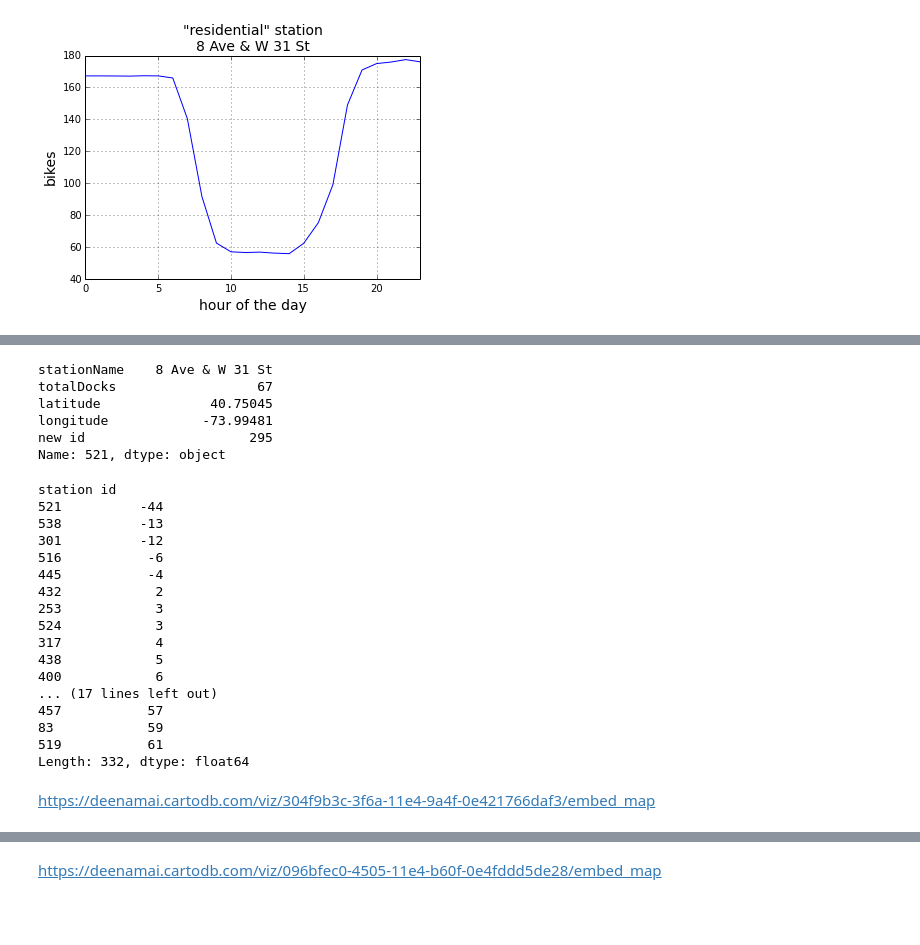
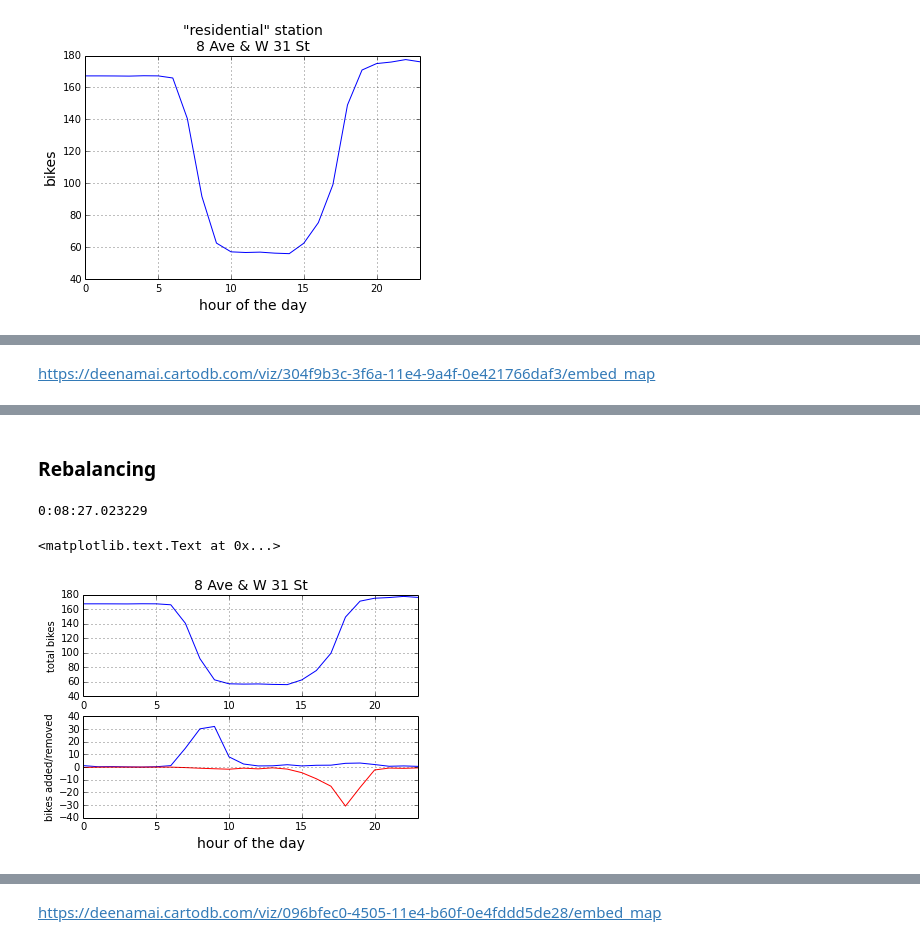
Before and after one commit to deenapatel/citibike, a Jupyter notebook: Citibike.ipynb, the cells around one changed output, grey strips where cells are left out. Saved outputs shown, nothing was run; the diff lists cells and outputs as text; code cells hidden in the pictures; blank space fills up the shorter version.

```diff
--- a/Citibike.ipynb
+++ b/Citibike.ipynb
@@ -458,39 +273,56 @@ Name: 465, dtype: object
-# %%
-stationinfo.loc[521]#.sort('totalDocks').totalDocks#.plot()
-# %% [output]
-stationName    8 Ave & W 31 St
-totalDocks                  67
-latitude              40.75045
-longitude            -73.99481
-new id                     295
-Name: 521, dtype: object
 # %%
+#plotting on a map expected 'business' vs 'residential stations
 #adding in a column 'noon-midnight': avg number of bikes a noon minus avg number at midnight
 df=sfavg.T
 df['noon-midnight']=pd.Series.round(df[12]-df[0])
 #adding in station info and putting into csv to be read into cartodb
 df=df[['noon-midnight']].join(stationinfo,how='outer')
 #df[['latitude','longitude','stationName','noon-midnight','totalDocks']].to_csv('bikesbystationdiff.csv')
-(df['totalDocks']-df['noon-midnight'].apply(lambda x: abs(x))).order()
+#(df['totalDocks']-df['noon-midnight'].apply(lambda x: abs(x))).order()
-# %% [output]
-station id
-521          -44
-538          -13
-301          -12
-516           -6
-445           -4
-432            2
-253            3
-524            3
-317            4
-438            5
-400            6
-... (17 lines left out)
-457           57
-83            59
-519           61
-Length: 332, dtype: float64
 # %% [markdown]
 https://deenamai.cartodb.com/viz/304f9b3c-3f6a-11e4-9a4f-0e421766daf3/embed_map
 # %% [markdown]
 <img src="files/images/res_bus_map.jpg">
+# %% [markdown]
+### Rebalancing
+# %%
+#when are the bikes being rebalanced?
+#determined by when a bike is picked up at a different station
+#from where it was last returned to
+#addbike gives the addition of bikes (ie to the station it was
+#picked up from, using the time it was picked up as a proxy)
+#removebike gives the number of bikes removed from station, using
+#the time it was dropped off as a proxy.
+
+then=dt.datetime.now()
+addbike, removebike = cb.rebalanced(bikedf5)
+now=dt.datetime.now()
+print now-then
+# %% [output]
+0:08:27.023229
+# %%
+stationadds=cb.stationFill(addbike,stationinfo)
+stationrm=cb.stationFill(removebike,stationinfo)
+stationbal=stationadds-stationrm
+
+#weekday averages
+addsavg=cb.weekDayAvg(stationadds)
+rmavg=cb.weekDayAvg(stationrm)
+# %%
+stno=521
+stname=stationinfo.loc[stno]['stationName']
+plt.subplot(211)
+sfavg[stno].plot(legend=False)
+plt.ylabel('total bikes')
+plt.xlabel('hour of the day',fontsize=14)
+plt.title(stname,fontsize=14)
+
+plt.subplot(212)
+addsavg[stno].plot()
+rmavg[stno].apply(lambda x: -x).plot(color='r')
+plt.ylabel('bikes added/removed')
+plt.xlabel('hour of the day',fontsize=14)
+#plt.title('Rebalanced: bikes added and removed\n'+stname,fontsize=14)
+# %% [output]
+<matplotlib.text.Text at 0x...>
+[figure, added]
```
Also changed, not shown: parts of 39 cells of this notebook, 1 other file.
